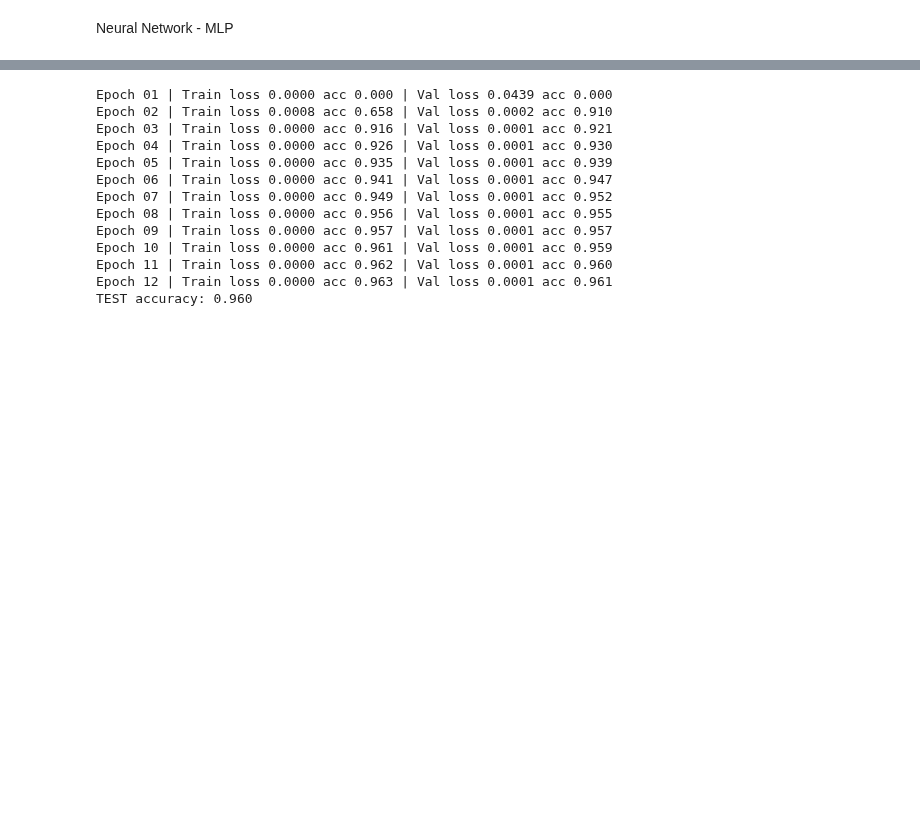
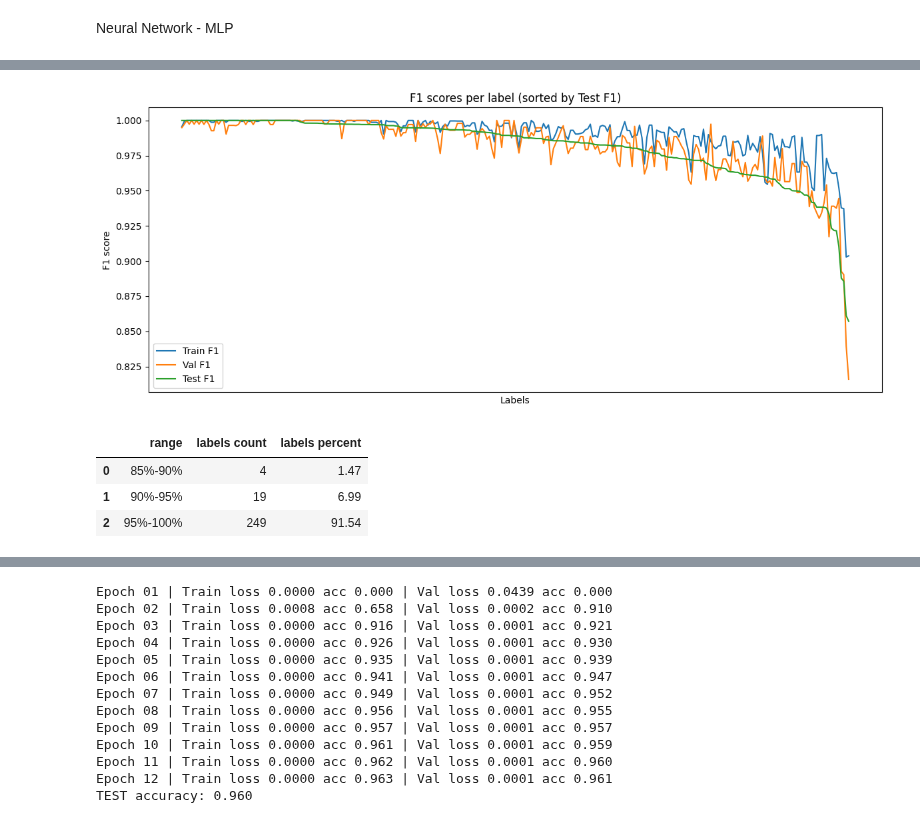
Before and after one commit to EyalShahimov/HebrewWordsAnalysis, a Jupyter notebook: main.ipynb, the cells around one changed output, grey strips where cells are left out. Cells and saved outputs as stored; diff of their text form; code cells hidden in the pictures; blank space fills up the shorter version.

```diff
--- a/main.ipynb
+++ b/main.ipynb
@@ -1594,0 +1575,4 @@ TEST accuracy: 0.967
+# %%
+X_T = torch.tensor(X.reshape(len(X), -1), dtype=torch.float32)
+Y_T = torch.tensor(Y, dtype=torch.float32)
+TRAIN_DL, VAL_DL, TEST_DL = split_data_torch(X_T, Y_T, 0.7, 0.15)
@@ -1736,0 +1641,43 @@ plt.show()
+# %%
+Y_TRAIN, Y_TRAIN_PRED = collect_preds(MLP_MODEL, TRAIN_DL)
+Y_VAL,   Y_VAL_PRED   = collect_preds(MLP_MODEL, VAL_DL)
+Y_TEST,  Y_TEST_PRED  = collect_preds(MLP_MODEL, TEST_DL)
+# %%
+def plot_f1_score_per_label_with_val(y_train, y_train_pred, y_val,   y_val_pred, y_test,  y_test_pred):
+    f1_train = f1_score(y_train, y_train_pred, average=None, zero_division=0)
+    f1_val   = f1_score(y_val,   y_val_pred,   average=None, zero_division=0)
+    f1_test  = f1_score(y_test,  y_test_pred,  average=None, zero_division=0)
+
+    df = (pd.DataFrame({
+            'train_f1': f1_train,
+            'val_f1':   f1_val,
+            'test_f1':  f1_test
+        })
+        .sort_values('test_f1', ascending=False, kind='mergesort')
+        .reset_index(drop=True))
+
+    df['indexes'] = np.arange(len(df))
+
+    plt.figure(figsize=(12, 5))
+    plt.plot(df['indexes'], df['train_f1'], label='Train F1')
+    plt.plot(df['indexes'], df['val_f1'],   label='Val F1')
+    plt.plot(df['indexes'], df['test_f1'],  label='Test F1')
+    plt.xticks([])
+
+    plt.xlabel('Labels')
+    plt.ylabel('F1 score')
+    plt.title('F1 scores per label (sorted by Test F1)')
+    plt.legend()
+    plt.tight_layout()
+    plt.show()
+# %%
+plot_f1_score_per_label_with_val(Y_TRAIN, Y_TRAIN_PRED, Y_VAL, Y_VAL_PRED, Y_TEST, Y_TEST_PRED)
+# %% [output]
+[figure, added]
+# %%
+display(f1_distribution_by_percentiles(f1_score(Y_TEST, Y_TEST_PRED, average=None, zero_division=0)))
+# %% [output]
+|  | range | labels count | labels percent |
+| 0 | 85%-90% | 4 | 1.47 |
+| 1 | 90%-95% | 19 | 6.99 |
+| 2 | 95%-100% | 249 | 91.54 |
```
Also changed, not shown: parts of 28 cells of this notebook, 1 other file.
